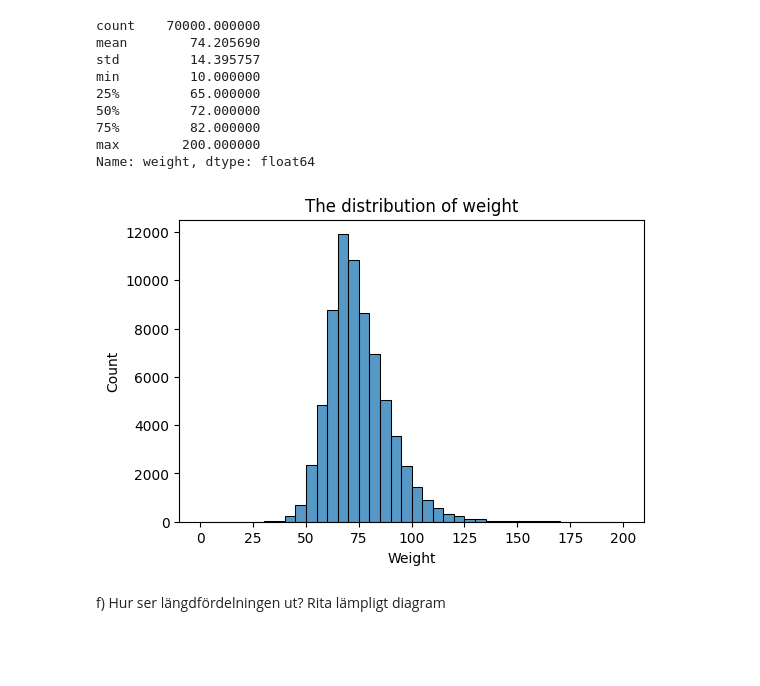
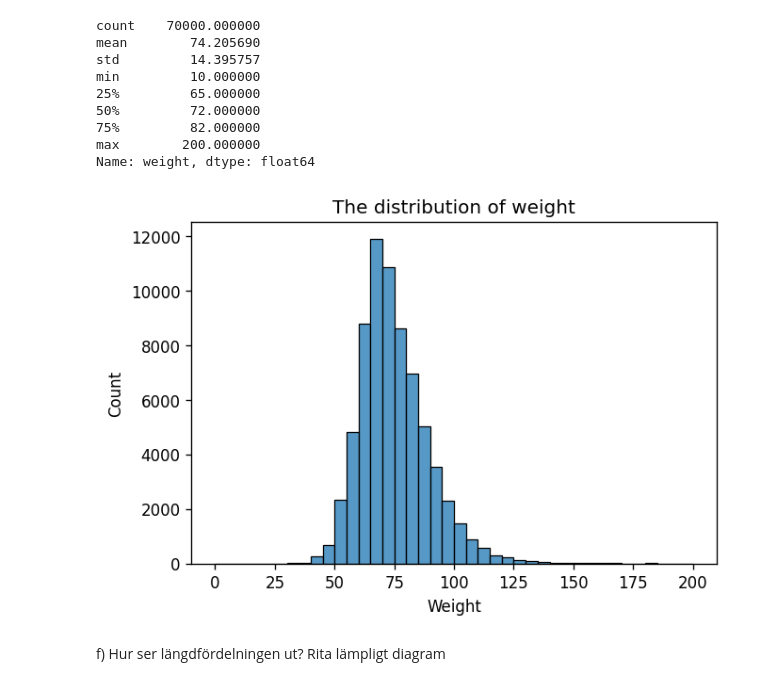
Before and after one commit to yuna-liu/Maskininlarning-Yuna-Liu, a Jupyter notebook: Lab1/DiseasePrediction.ipynb, the cells around one changed output. Cells and saved outputs as stored; diff of their text form; code cells hidden in the pictures; blank space fills up the shorter version.

```diff
--- a/Lab1/DiseasePrediction.ipynb
+++ b/Lab1/DiseasePrediction.ipynb
@@ -173,11 +174,11 @@ min         10.000000
 max        200.000000
 Name: weight, dtype: float64
 # %%
-fig, ax = plt.subplots(dpi=100)
+fig, ax = plt.subplots(dpi=120)
 sns.histplot(df_cardio_train["weight"], bins=range(0, 205, 5))
 ax.set(title="The distribution of weight", xlabel="Weight");
 # %% [output]
-[figure, old version]
+[figure, new version]
 # %% [markdown]
 f) Hur ser längdfördelningen ut? Rita lämpligt diagram
 # %%
```
Also changed, not shown: parts of 39 cells of this notebook, 4 other files.
